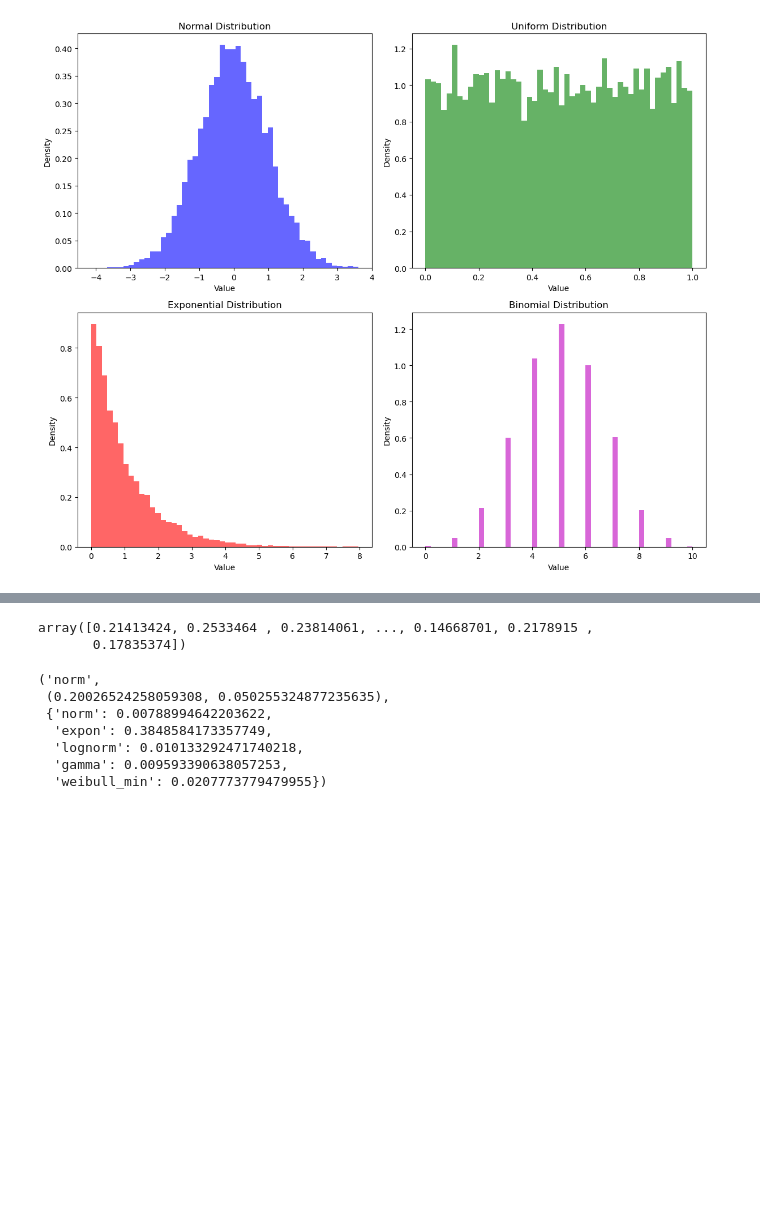
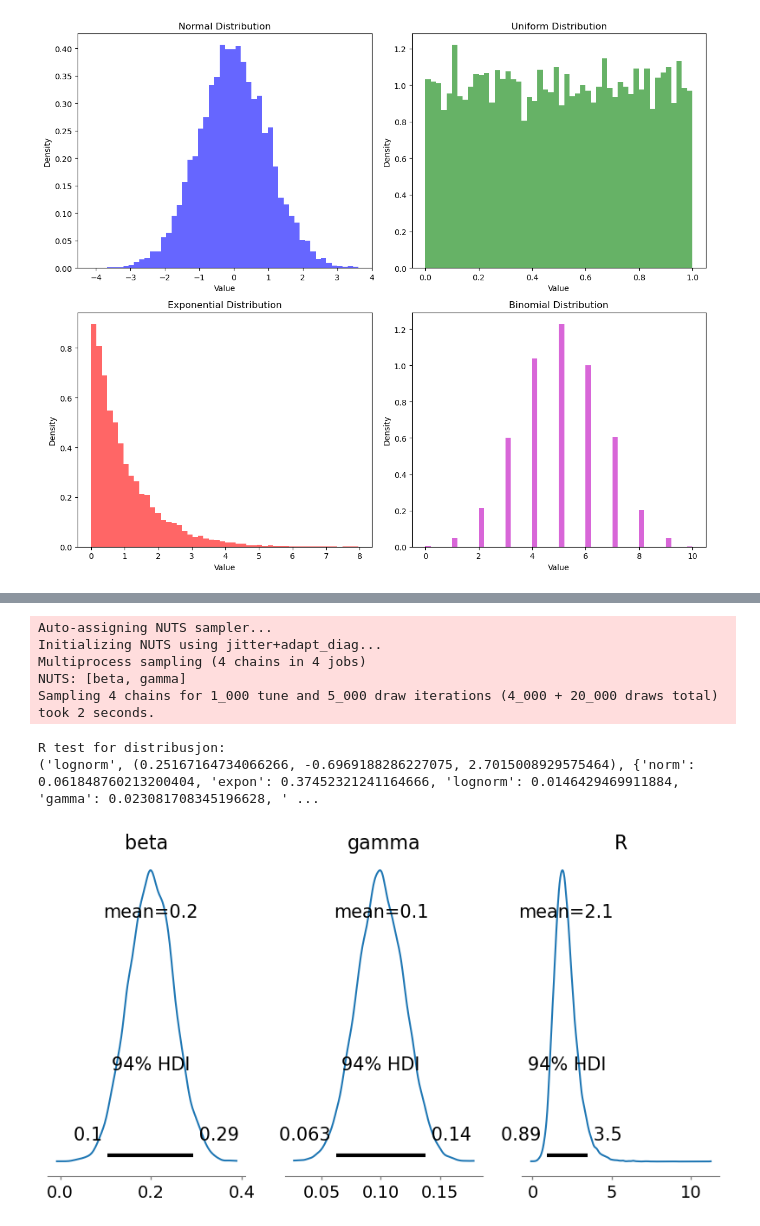
Before and after one commit to galendal/model_prepare, a Jupyter notebook: modelling_demo.ipynb, the cells around one changed output, grey strips where cells are left out. Drawn from its saved outputs; the diff is of its cells as text; code cells hidden in the pictures; blank space fills up the shorter version.

```diff
--- a/modelling_demo.ipynb
+++ b/modelling_demo.ipynb
@@ -255,48 +294,73 @@ Inference data with groups:
 # %%
+
 def test_distributions(data):
+# Test which distribution that is closest to the data.
     distributions = ['norm', 'expon', 'lognorm', 'gamma', 'weibull_min']
     results = {}
     params_dict = {}
 
     for distribution in distributions:
         dist = getattr(stats, distribution)
         params = dist.fit(data)
         ks_stat, p_value = stats.kstest(data, distribution, args=params)
         results[distribution] = ks_stat
         params_dict[distribution] = params
 
     closest_distribution = min(results, key=results.get)
     return closest_distribution, params_dict[closest_distribution], results
 
 
 
 
 def plot_distribution(data, distribution, params):
     # Generate the PDF values
     x = np.linspace(min(data), max(data), 100)
     dist = getattr(stats, distribution)
     pdf_values = dist.pdf(x, *params)
 
     # Plot the normalized histogram and the PDF
     plt.hist(data, bins=40, density=True, alpha=0.6, color='g', label='Data')
     plt.plot(x, pdf_values, label=f'{distribution} PDF')
     plt.xlabel('Value')
     plt.ylabel('Density')
     plt.title(f'Normalized Histogram and {distribution} PDF')
     plt.legend()
     plt.show()
+
+# Parameters for the normal distributions
+beta_mean = 0.2
+beta_std = 0.05
+gamma_mean = 0.1
+gamma_std = 0.02
+
+# Define the PyMC model
+with pm.Model() as model:
+    # Priors for beta and gamma
+    beta = pm.Normal('beta', mu=beta_mean, sigma=beta_std)
+    gamma = pm.Normal('gamma', mu=gamma_mean, sigma=gamma_std)
+
+    # Deterministic transformation for R
+    R = pm.Deterministic('R', beta / gamma)
+
+    # Sample from the posterior
+    trace = pm.sample(5000, tune=1000, progressbar=False, return_inferencedata=True)
+
+print('R test for distribusjon:')
+print(test_distributions(trace.posterior.R.values.flatten()))
+print()
+fig,axs = plt.subplots(1,3)
+fig.set_figwidth(10)
+az.plot_posterior(trace, var_names=['beta'],ax=axs[0])
+az.plot_posterior(trace, var_names=['gamma'],ax=axs[1])
+# Plot the posterior distribution of R
+az.plot_posterior(trace, var_names=['R'],ax=axs[2])
+plt.show()
+# %% [output]
+Auto-assigning NUTS sampler...
+Initializing NUTS using jitter+adapt_diag...
+Multiprocess sampling (4 chains in 4 jobs)
+NUTS: [beta, gamma]
+Sampling 4 chains for 1_000 tune and 5_000 draw iterations (4_000 + 20_000 draws total) took 2 seconds.
+R test for distribusjon:
+('lognorm', (0.25167164734066266, -0.6969188286227075, 2.7015008929575464), {'norm': 0.061848760213200404, 'expon': 0.37452321241164666, 'lognorm': 0.0146429469911884, 'gamma': 0.023081708345196628, ' ...
+[figure, added]
-# %%
-trace.posterior['beta'].stack().values.ravel()
-# %% [output]
-array([0.21413424, 0.2533464 , 0.23814061, ..., 0.14668701, 0.2178915 ,
-       0.17835374])
-# %%
-test_distributions(trace.posterior['beta'].stack().values.ravel())
-# %% [output]
-('norm',
- (0.20026524258059308, 0.050255324877235635),
- {'norm': 0.00788994642203622,
-  'expon': 0.3848584173357749,
-  'lognorm': 0.010133292471740218,
-  'gamma': 0.009593390638057253,
-  'weibull_min': 0.0207773779479955})
```
Also changed, not shown: parts of 31 cells of this notebook.
